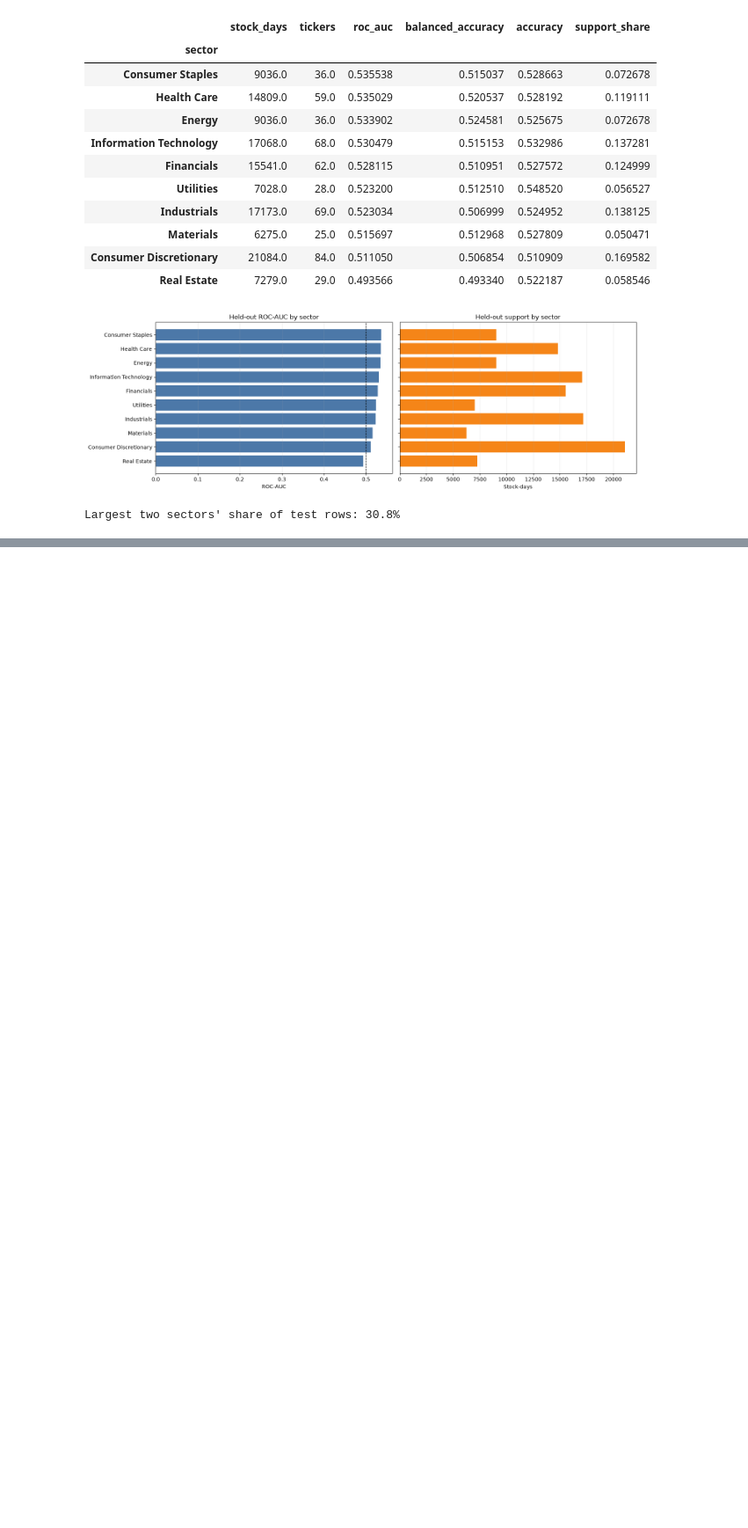
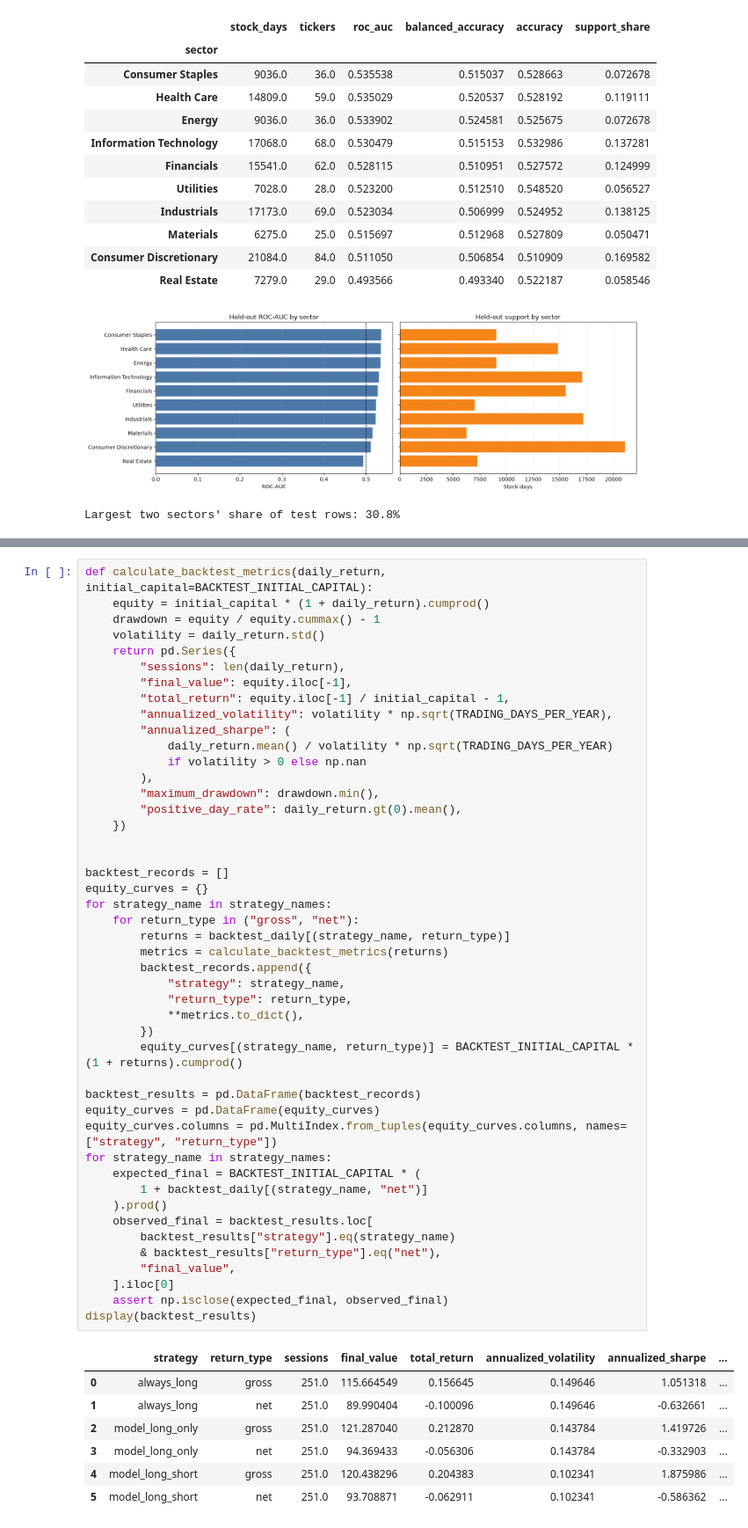
Before and after one commit to ParthM02/ml-stock-project, a Jupyter notebook: sp500_stock_direction.ipynb, the cells around one changed output, grey strips where cells are left out. Shown at 88% size. Drawn from its saved outputs; the diff is of its cells as text; blank space fills up the shorter version.

```diff
--- a/sp500_stock_direction.ipynb
+++ b/sp500_stock_direction.ipynb
@@ -932,0 +1211,54 @@ Largest two sectors' share of test rows: 30.8%
+# %%
+def calculate_backtest_metrics(daily_return, initial_capital=BACKTEST_INITIAL_CAPITAL):
+    equity = initial_capital * (1 + daily_return).cumprod()
+    drawdown = equity / equity.cummax() - 1
+    volatility = daily_return.std()
+    return pd.Series({
+        "sessions": len(daily_return),
+        "final_value": equity.iloc[-1],
+        "total_return": equity.iloc[-1] / initial_capital - 1,
+        "annualized_volatility": volatility * np.sqrt(TRADING_DAYS_PER_YEAR),
+        "annualized_sharpe": (
+            daily_return.mean() / volatility * np.sqrt(TRADING_DAYS_PER_YEAR)
+            if volatility > 0 else np.nan
+        ),
+        "maximum_drawdown": drawdown.min(),
+        "positive_day_rate": daily_return.gt(0).mean(),
+    })
+
+
+backtest_records = []
+equity_curves = {}
+for strategy_name in strategy_names:
+    for return_type in ("gross", "net"):
+        returns = backtest_daily[(strategy_name, return_type)]
+        metrics = calculate_backtest_metrics(returns)
+        backtest_records.append({
+            "strategy": strategy_name,
+            "return_type": return_type,
+            **metrics.to_dict(),
+        })
+        equity_curves[(strategy_name, return_type)] = BACKTEST_INITIAL_CAPITAL * (1 + returns).cumprod()
+
+backtest_results = pd.DataFrame(backtest_records)
+equity_curves = pd.DataFrame(equity_curves)
+equity_curves.columns = pd.MultiIndex.from_tuples(equity_curves.columns, names=["strategy", "return_type"])
+for strategy_name in strategy_names:
+    expected_final = BACKTEST_INITIAL_CAPITAL * (
+        1 + backtest_daily[(strategy_name, "net")]
+    ).prod()
+    observed_final = backtest_results.loc[
+        backtest_results["strategy"].eq(strategy_name)
+        & backtest_results["return_type"].eq("net"),
+        "final_value",
+    ].iloc[0]
+    assert np.isclose(expected_final, observed_final)
+display(backtest_results)
+# %% [output]
+|  | strategy | return_type | sessions | final_value | total_return | annualized_volatility | annualized_sharpe | ... |
+| 0 | always_long | gross | 251.0 | 115.664549 | 0.156645 | 0.149646 | 1.051318 | ... |
+| 1 | always_long | net | 251.0 | 89.990404 | -0.100096 | 0.149646 | -0.632661 | ... |
+| 2 | model_long_only | gross | 251.0 | 121.287040 | 0.212870 | 0.143784 | 1.419726 | ... |
+| 3 | model_long_only | net | 251.0 | 94.369433 | -0.056306 | 0.143784 | -0.332903 | ... |
+| 4 | model_long_short | gross | 251.0 | 120.438296 | 0.204383 | 0.102341 | 1.875986 | ... |
+| 5 | model_long_short | net | 251.0 | 93.708871 | -0.062911 | 0.102341 | -0.586362 | ... |
```
Also changed, not shown: parts of 13 cells of this notebook, 1 other file.
